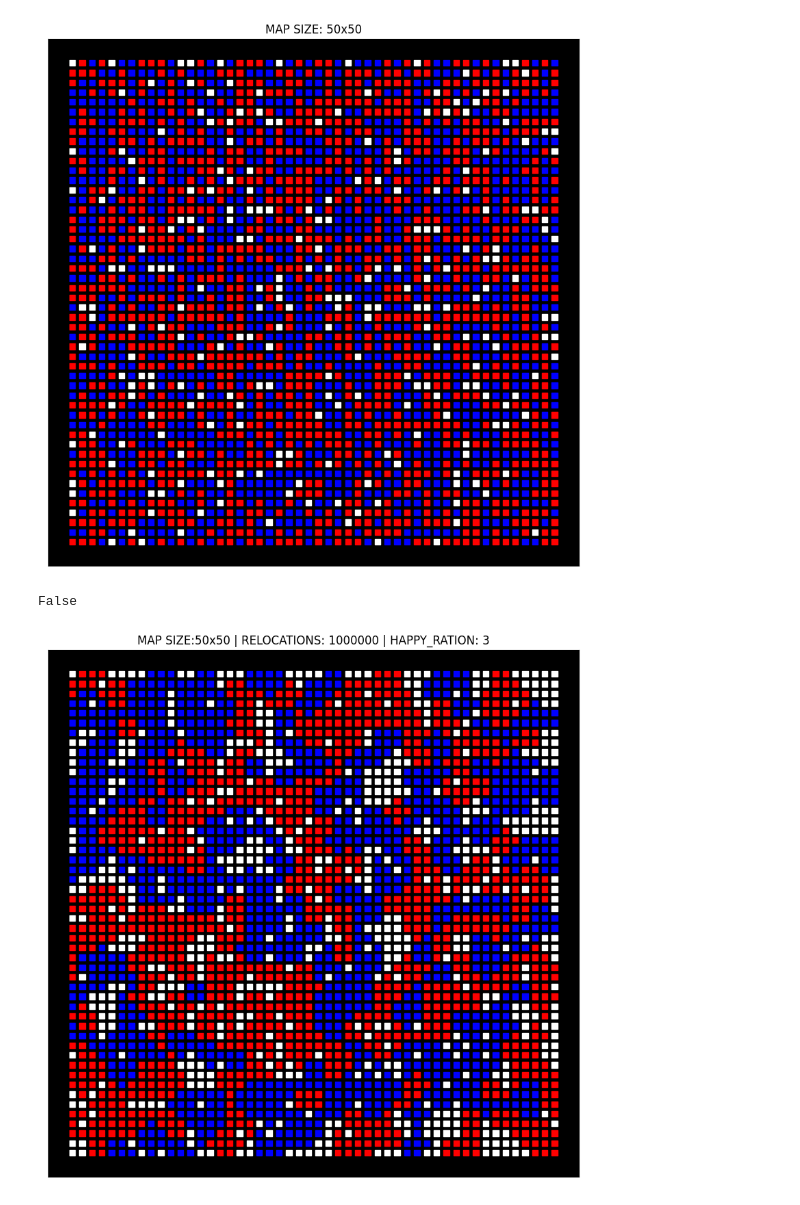
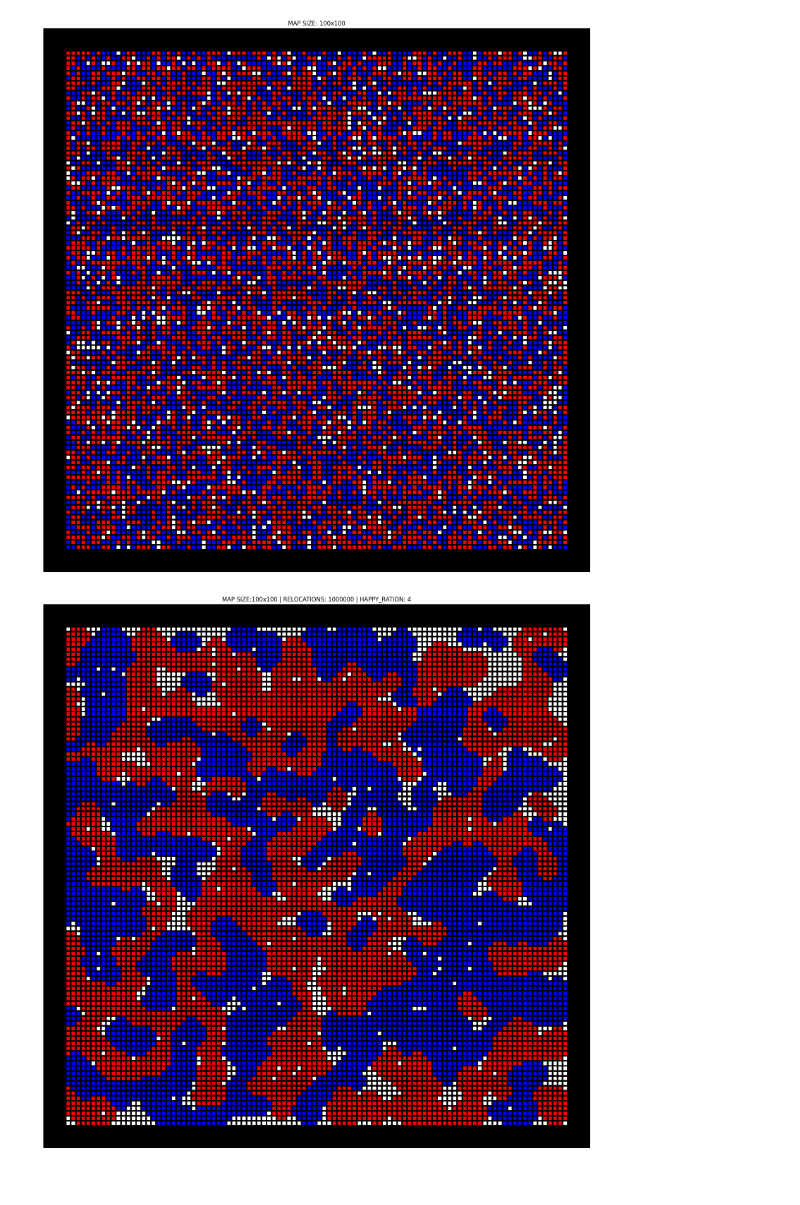
Before and after one commit to y3boy/ai-homework, a Jupyter notebook: schelling-model/schelling_model.ipynb, the cells around one changed output. Drawn from its saved outputs; the diff is of its cells as text; code cells hidden in the pictures.

```diff
--- a/schelling-model/schelling_model.ipynb
+++ b/schelling-model/schelling_model.ipynb
@@ -7,11 +7,11 @@ from typing import List
 from random import randint
 from numba import prange, jit
 # %%
-N = 50                  # size of array
+N = 100                 # size of array
 SIZE = N * N
 SWAPS = pow(10, 6)      # amount of swaps cells
 
-HAPPY_RATION = 3        # number of neighbors to be happy
+HAPPY_RATION = 4        # number of neighbors to be happy
 OCCUPIED_RATION = 0.45  # occupied in percentages (separate for BLUE & RED)
 VACANT_RATION = 0.1     # vacant places
 
@@ -105,24 +105,20 @@ ax.set_title(f'MAP SIZE: {N}x{N}')
 
 plt.show()
 # %% [output]
-[figure, old version]
+[figure, new version]
 # %%
 relocation(arr=array)
 # %%
 fig, ax = plt.subplots()
 ax.scatter(x=ox, y=oy, marker='s', c=pltcolor(arr=array))
 ax.set_facecolor('black')
 ax.get_xaxis().set_visible(False)
 ax.get_yaxis().set_visible(False)
 
 fig.set_figwidth(SCATTER_SIZE)
 fig.set_figheight(SCATTER_SIZE)
 ax.set_title(f'MAP SIZE:{N}x{N} | RELOCATIONS: {SWAPS} | HAPPY_RATION: {HAPPY_RATION}')
 
-d = list(array)
-print(d.count(VACANT) <= VACANT_RATION*SIZE)
-
 plt.show()
 # %% [output]
-False
-[figure, old version]
+[figure, new version]
```
Also changed, not shown: parts of 1 cell of this notebook, 4 other files.
